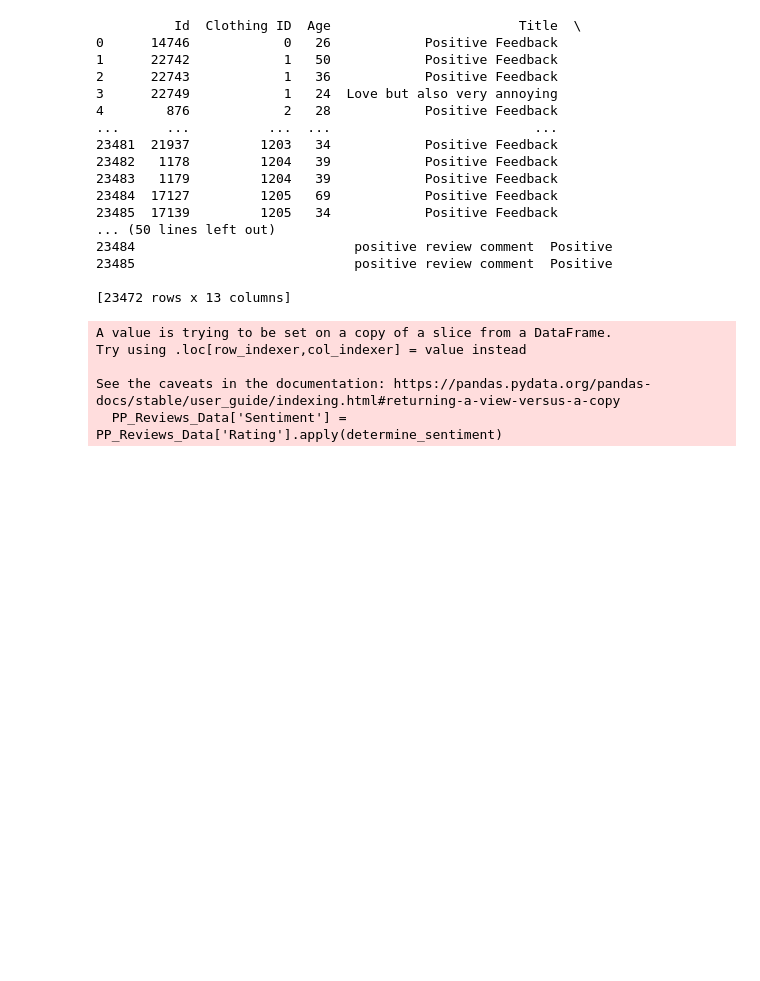
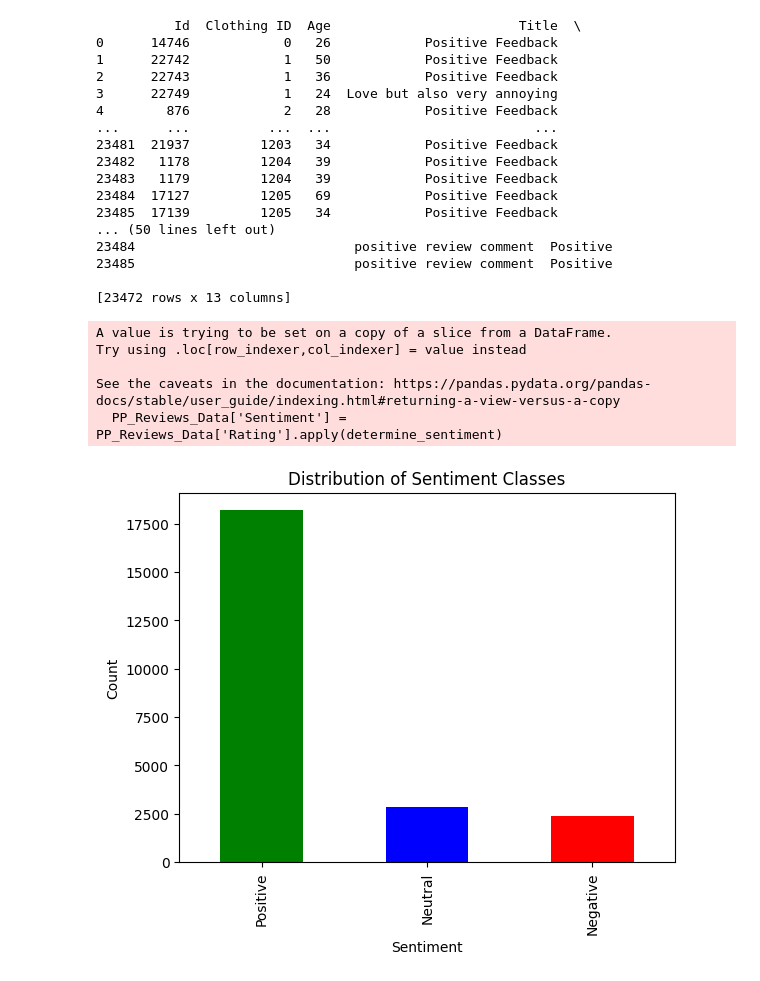
Before and after one commit to Prasanna3528/SentimentAnalysis_Project, a Jupyter notebook: Project_Code_22083075.ipynb, the cells around one changed output. Drawn from its saved outputs; the diff is of its cells as text; code cells hidden in the pictures; blank space fills up the shorter version.

Commit message:
completed Exploratory Data analysis in terms of coding and generating plots. Comments needs to be added accordingly

```diff
--- a/Project_Code_22083075.ipynb
+++ b/Project_Code_22083075.ipynb
@@ -230,3 +236,13 @@ Try using .loc[row_indexer,col_indexer] = value instead
 
 See the caveats in the documentation: https://pandas.pydata.org/pandas-docs/stable/user_guide/indexing.html#returning-a-view-versus-a-copy
   PP_Reviews_Data['Sentiment'] = PP_Reviews_Data['Rating'].apply(determine_sentiment)
+# %%
+import matplotlib.pyplot as plt
+
+PP_Reviews_Data['Sentiment'].value_counts().plot(kind='bar', color=['green', 'blue', 'red'])
+plt.title('Distribution of Sentiment Classes')
+plt.xlabel('Sentiment')
+plt.ylabel('Count')
+plt.show()
+# %% [output]
+[figure, added]
```
Also changed, not shown: parts of 19 cells of this notebook.
